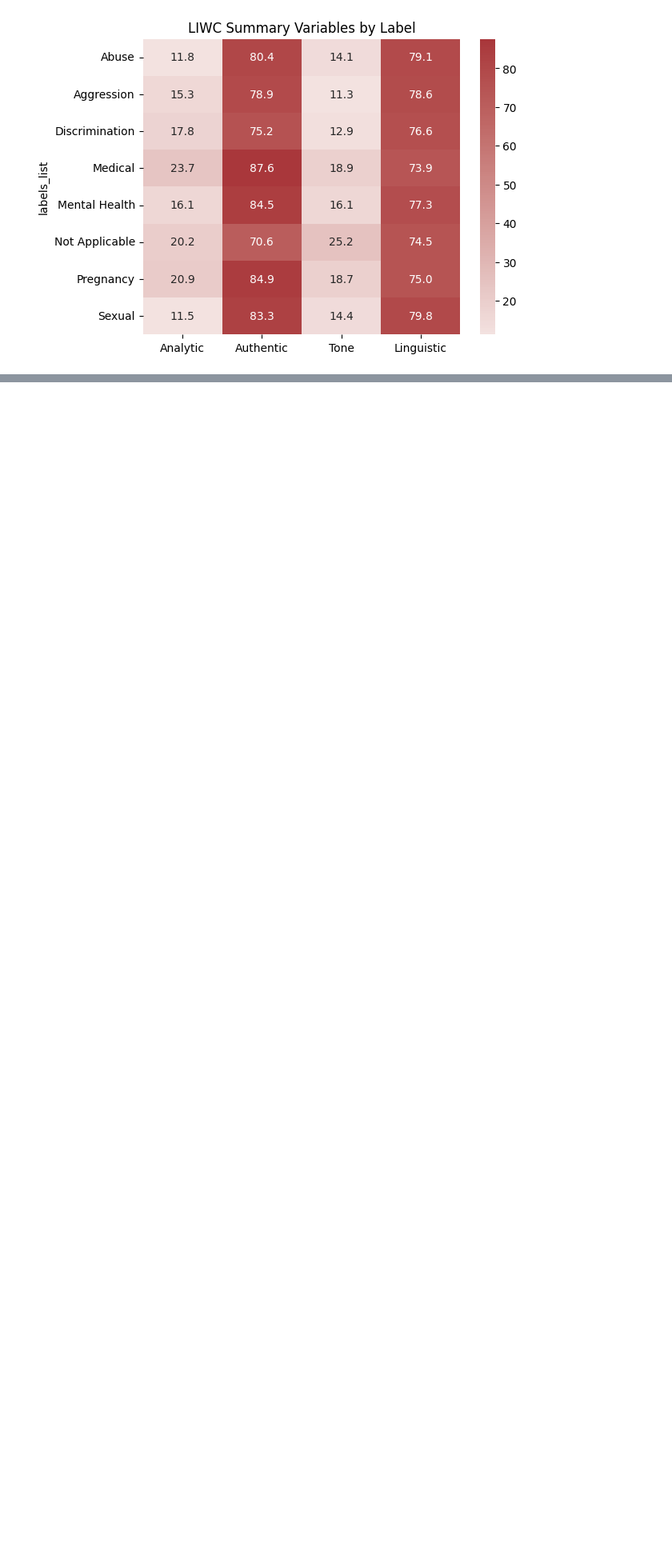
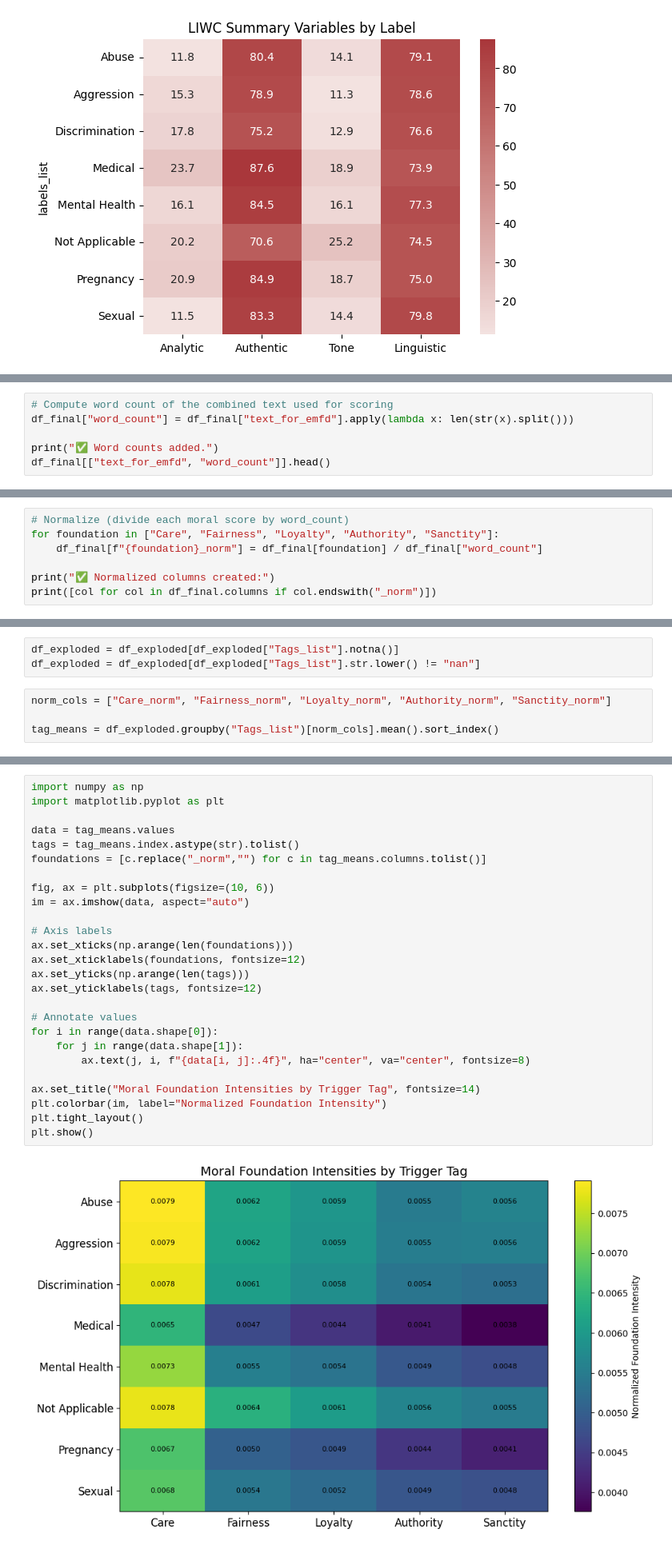
Before and after one commit to ShirleneRose/TriggerWarnings, a Jupyter notebook: jupyter-notebooks/linguistic_analysis.ipynb, the cells around one changed output, grey strips where cells are left out. Shown at 80% size. Saved outputs shown, nothing was run; the diff lists cells and outputs as text; blank space fills up the shorter version.

```diff
--- a/jupyter-notebooks/linguistic_analysis.ipynb
+++ b/jupyter-notebooks/linguistic_analysis.ipynb
@@ -1419,0 +1515,6 @@ plt.show()
+# %%
+# Compute word count of the combined text used for scoring
+df_final["word_count"] = df_final["text_for_emfd"].apply(lambda x: len(str(x).split()))
+
+print("✅ Word counts added.")
+df_final[["text_for_emfd", "word_count"]].head()
@@ -1419,0 +1529,7 @@ plt.show()
+# %%
+# Normalize (divide each moral score by word_count)
+for foundation in ["Care", "Fairness", "Loyalty", "Authority", "Sanctity"]:
+    df_final[f"{foundation}_norm"] = df_final[foundation] / df_final["word_count"]
+
+print("✅ Normalized columns created:")
+print([col for col in df_final.columns if col.endswith("_norm")])
@@ -1419,0 +1708,7 @@ plt.show()
+# %%
+df_exploded = df_exploded[df_exploded["Tags_list"].notna()]
+df_exploded = df_exploded[df_exploded["Tags_list"].str.lower() != "nan"]
+# %%
+norm_cols = ["Care_norm", "Fairness_norm", "Loyalty_norm", "Authority_norm", "Sanctity_norm"]
+
+tag_means = df_exploded.groupby("Tags_list")[norm_cols].mean().sort_index()
@@ -1419,0 +1719,28 @@ plt.show()
+# %%
+import numpy as np
+import matplotlib.pyplot as plt
+
+data = tag_means.values
+tags = tag_means.index.astype(str).tolist()
+foundations = [c.replace("_norm","") for c in tag_means.columns.tolist()]
+
+fig, ax = plt.subplots(figsize=(10, 6))
+im = ax.imshow(data, aspect="auto")
+
+# Axis labels
+ax.set_xticks(np.arange(len(foundations)))
+ax.set_xticklabels(foundations, fontsize=12)
+ax.set_yticks(np.arange(len(tags)))
+ax.set_yticklabels(tags, fontsize=12)
+
+# Annotate values
+for i in range(data.shape[0]):
+    for j in range(data.shape[1]):
+        ax.text(j, i, f"{data[i, j]:.4f}", ha="center", va="center", fontsize=8)
+
+ax.set_title("Moral Foundation Intensities by Trigger Tag", fontsize=14)
+plt.colorbar(im, label="Normalized Foundation Intensity")
+plt.tight_layout()
+plt.show()
+# %% [output]
+[figure, added]
```
Also changed, not shown: parts of 20 cells of this notebook, 3 other files.
